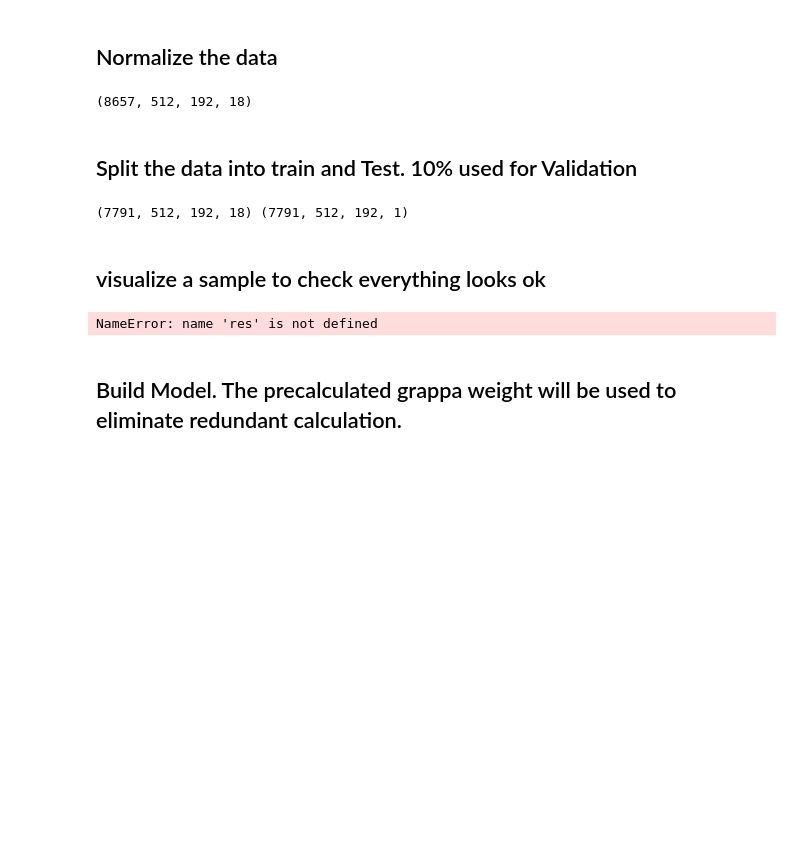
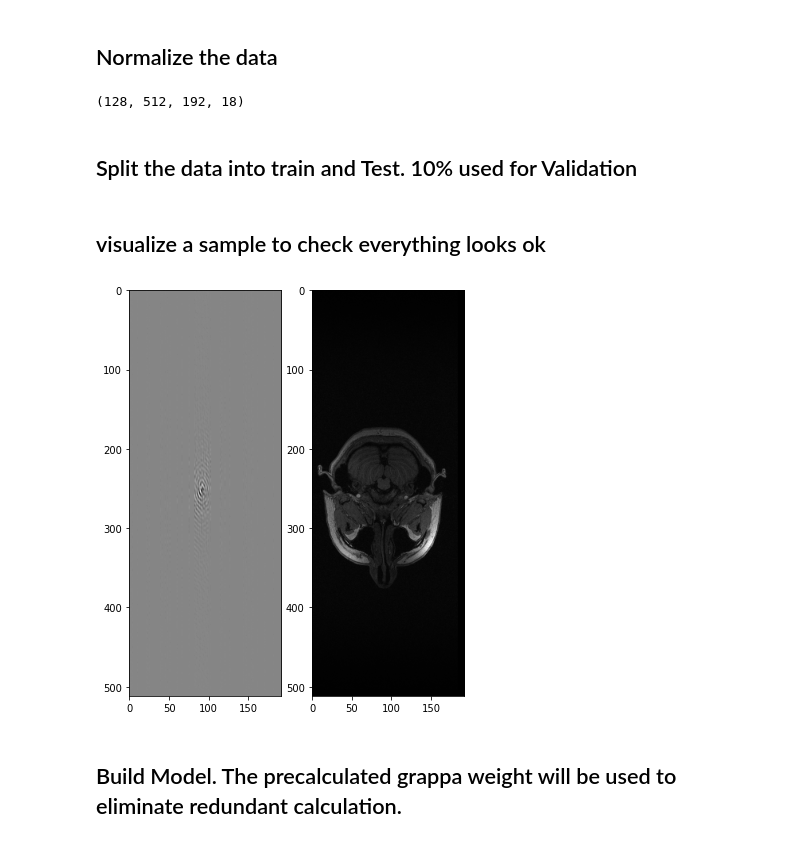
Before and after one commit to salammemphis/GrappaNet, a Jupyter notebook: model_MR_reconstruction_GrappaNet.ipynb, the cells around one changed output. Drawn from its saved outputs; the diff is of its cells as text; code cells hidden in the pictures; blank space fills up the shorter version.

```diff
--- a/model_MR_reconstruction_GrappaNet.ipynb
+++ b/model_MR_reconstruction_GrappaNet.ipynb
@@ -16,8 +16,8 @@ from utils import estimate_mdgrappa_kernel, Grappa_recon, calculate_mask, comp_s
 
 os.environ['HDF5_USE_FILE_LOCKING']='FALSE'
 #assign MRI file locations
-path_to_save_data=""
-input_mris = '' # input data location
+path_to_save_data="/research/sharedresources/cbi/data_exchange/huagrp/Shahinur/model/GrappaNet/GrappaNet/"
+input_mris = '/research/sharedresources/cbi/data_exchange/huagrp/Jinsoo/raw_data/1p5T_2D_axial/' # input data location
 crop_size=(18,512,192)
 channel=18 #9 coils-- real+imaginary components
 file_pattern="rawdata*"
@@ -55,7 +55,7 @@ for mri_f in sorted(all_files[:70]):
         #print(loopcoils)
         mask=0*k
         mask[:,:,:,start:end]=1
-        mask=calculate_mask(mask,start,end,nPE)## add you maskfunction here
+        mask=calculate_mask(nFE,nPE,0.1,4)## add you maskfunction here
         last_mask=mask
         subsampled_k=k*mask
 
@@ -67,8 +67,8 @@ for mri_f in sorted(all_files[:70]):
                     ref_img[iCh,:,:]=abs(fft.fftshift(fft.ifft2(k[slices,iCh,:,:])))
                     sub_kspace[iCh,:,:]=subsampled_k[slices,iCh,:,:].real
                     sub_kspace[iCh+9,:,:]=subsampled_k[slices,iCh,:,:].imag
-            X_train.append(list(comp_sub_kspace(sub_kspace)))
-            Y_train.append(list(comp_img(ref_img)))
+            X_train.append(list(comp_sub_kspace(sub_kspace,crop_size)))
+            Y_train.append(list(comp_img(ref_img,(crop_size[0]//2,crop_size[1],crop_size[2]))))
             grappa_wt.append(wt)
             grappa_p.append(ps)
             #save(np.transpose(comp_img(sub_img),(2,1,0)),path+'scratch/'+filename+'_sub_'+str(slices)+".nrrd", use_compression=False)
@@ -129,7 +113,7 @@ for i in range(dims[0]):
 for i in range(dims[0]):
     Y_rss[i,:,:]=Y_rss[i,:,:]/((np.max(Y_rss[i,:,:])-np.min(Y_rss[i,:,:]))+1e-10)
 # %% [output]
-(8657, 512, 192, 18)
+(128, 512, 192, 18)
 # %% [markdown]
 ## Split the data into train and Test.  10% used for Validation
 # %%
@@ -137,28 +121,22 @@ x_train=X_train[0:int(X_train.shape[0]-X_train.shape[0]*0.1),:,:,:]
 y_train=Y_rss[0:int(X_train.shape[0]-X_train.shape[0]*0.1),:,:]
 x_test=X_train[int(X_train.shape[0]-X_train.shape[0]*0.1):,:,:,:]
 y_test=Y_rss[int(X_train.shape[0]-X_train.shape[0]*0.1):,:,:]
-y_test=np.reshape(y_test, (X_train.shape[0]*0.1,512,192))
-
+y_test=np.reshape(y_test, (y_test.shape[0],512,192))
 grappa_train_indx=np.array(range(0,int(X_train.shape[0]-X_train.shape[0]*0.1)),dtype=int)
 grappa_test_indx=np.array(range(int(X_train.shape[0]-X_train.shape[0]*0.1),X_train.shape[0]),dtype=int)
-# %% [output]
-(7791, 512, 192, 18) (7791, 512, 192, 1)
 # %% [markdown]
 ## visualize a sample to check everything looks ok
 # %%
-index=200
+indx=50
 ref_img=abs(fft.fftshift(fft.ifft2(x_train[index,:,:,:])))
 
-fix, ax=plt.subplots(nrows=2,ncols=2,figsize=(10,12))
-ax[0,0].imshow(ref_img[0,:,:],cmap='gray')
-ax[0,1].imshow(ref_img[1,:,:],cmap='gray')
-ax[1,0].imshow(ref_img[2,:,:],cmap='gray')
-ax[1,1].imshow(ref_img[3,:,:],cmap='gray')
-ax[1,1].imshow(Y_rss[indx,:,:],cmap='gray')
+fix, ax=plt.subplots(nrows=1,ncols=2,figsize=(6,10))
+ax[0].imshow(x_train[indx,:,:,0],cmap='gray')
+ax[1].imshow(Y_rss[indx,:,:],cmap='gray')
 
 plt.show()
 # %% [output]
-NameError: name 'res' is not defined
+[figure, added]
 # %% [markdown]
 ## Build Model. The precalculated grappa weight will be used to eliminate redundant calculation.
 # %%
```
Also changed, not shown: parts of 6 cells of this notebook, 1 other file.
